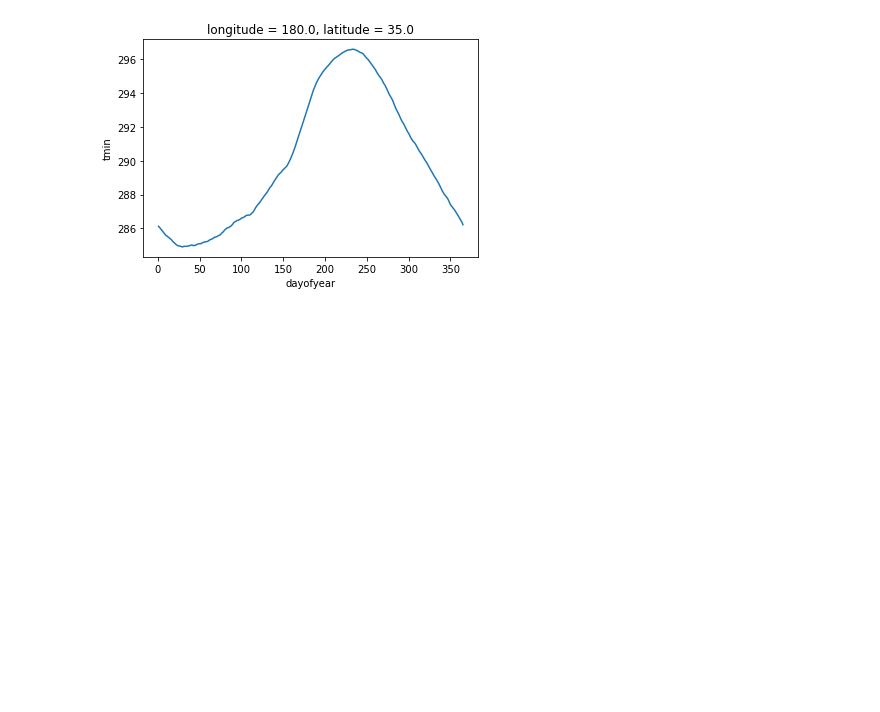
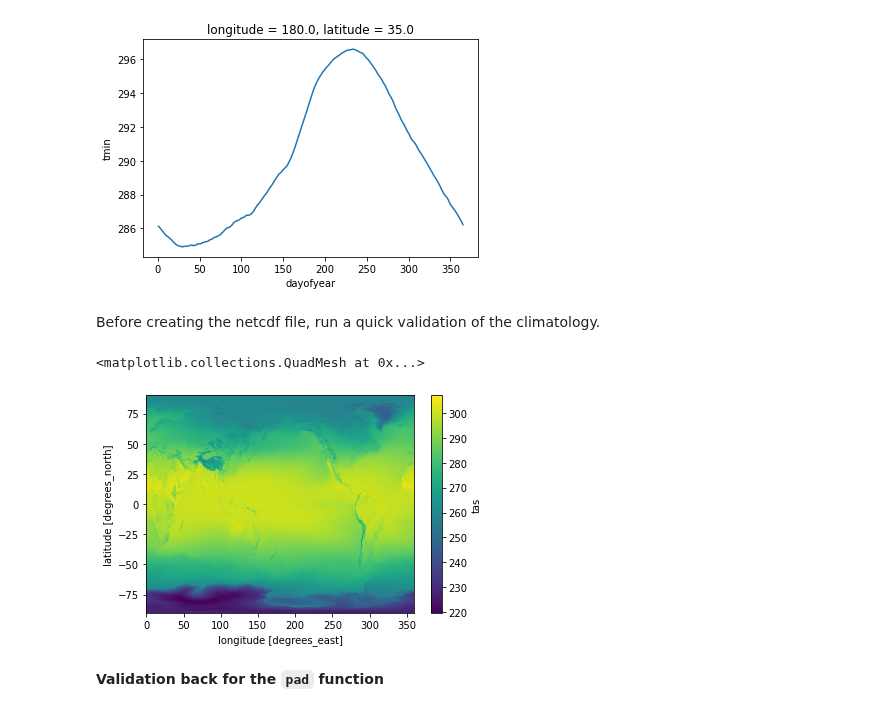
Before and after one commit to ClimateImpactLab/downscaleCMIP6, a Jupyter notebook: notebooks/era5_workflow/era5_climatology_files_created.ipynb, the cells around one changed output. Saved outputs shown, nothing was run; the diff lists cells and outputs as text; code cells hidden in the pictures; blank space fills up the shorter version.

Commit message:
added validation for rolling and pad

```diff
--- a/notebooks/era5_workflow/era5_climatology_files_created.ipynb
+++ b/notebooks/era5_workflow/era5_climatology_files_created.ipynb
@@ -99,3 +138,5 @@ da_rolling_mean.sel(latitude=35.0,longitude=180.0).plot()
 # %% [output]
 [<matplotlib.lines.Line2D at 0x...>]
 [figure]
+# %% [markdown]
+Before creating the netcdf file, run a quick validation of the climatology.
@@ -102,3 +156,8 @@ da_rolling_mean.sel(latitude=35.0,longitude=180.0).plot()
+# %%
+da_rolling_mean.mean(dim='dayofyear').plot()
+# %% [output]
+<matplotlib.collections.QuadMesh at 0x...>
+[figure, added]
 # %%
 def create_netcdf(da):
     '''
@@ -126,3 +185,5 @@ def create_netcdf(da):
     da.to_netcdf(Path(PurePath(out_direc).joinpath(out_filename)))
 # %%
 create_netcdf(da_rolling_mean)
+# %% [markdown]
+**Validation back for the `pad` function**
```
Also changed, not shown: parts of 23 cells of this notebook.
